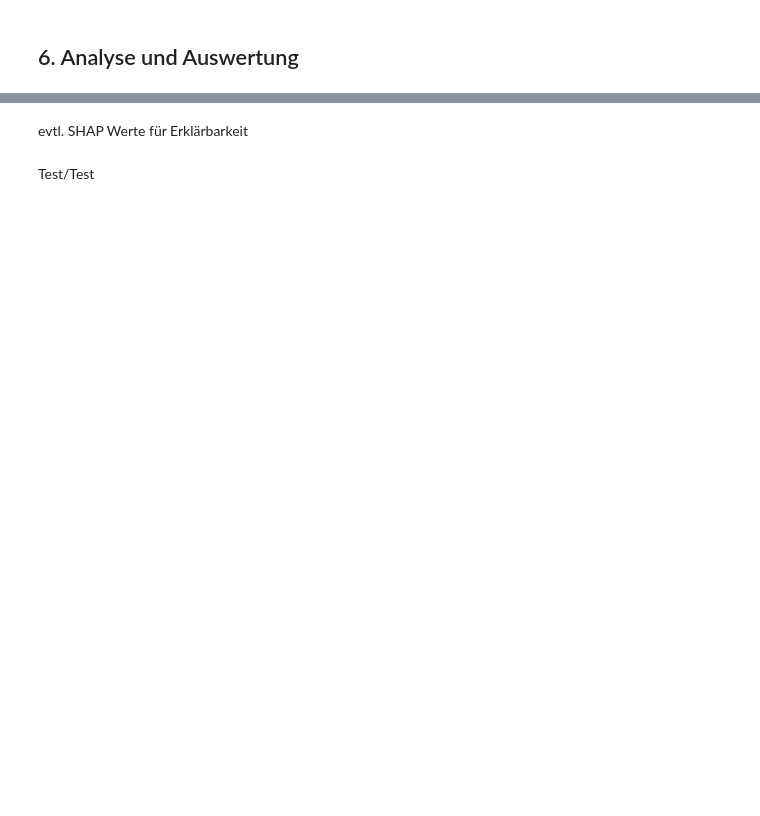
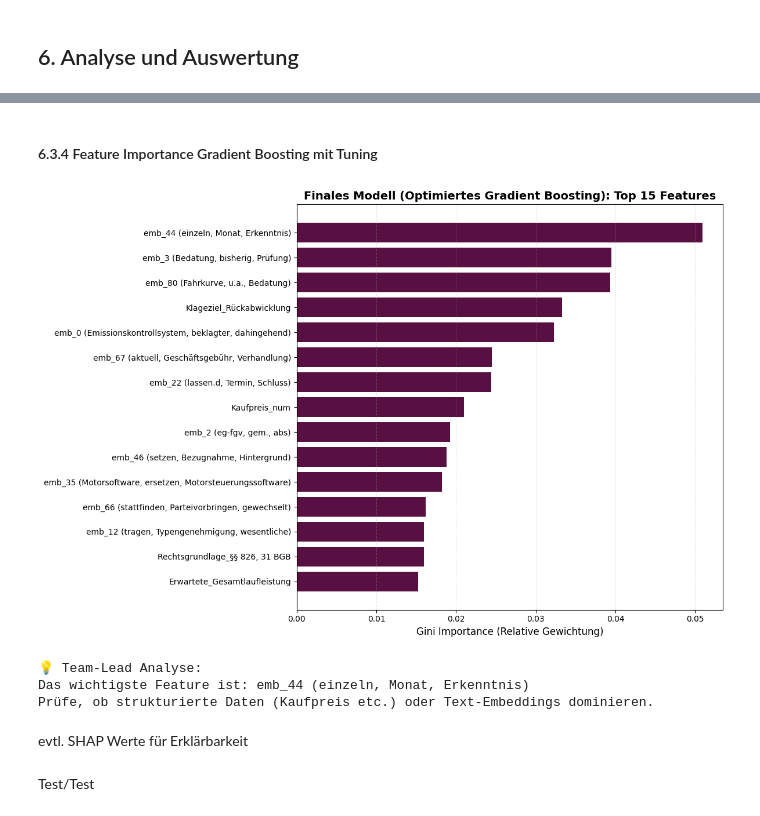
Before and after one commit to Theresa17/ds_law, a Jupyter notebook: backend/jupyter_notebook/analyse_final.ipynb, the cells around one changed output, grey strips where cells are left out. Saved outputs shown, nothing was run; the diff lists cells and outputs as text; code cells hidden in the pictures; blank space fills up the shorter version.

```diff
--- a/backend/jupyter_notebook/analyse_final.ipynb
+++ b/backend/jupyter_notebook/analyse_final.ipynb
@@ -1117,3 +1202,48 @@ plt.show()
+# %% [markdown]
+#### 6.3.4 Feature Importance Gradient Boosting mit Tuning
+# %%
+# Dieses Mapping zeigt uns, welche juristischen Begriffe oder Fakten nach dem
+# Hyperparameter-Tuning den größten Einfluss auf die Vorhersage haben.
+
+import numpy as np
+import matplotlib.pyplot as plt
+
+# 1. Feature Importances aus dem Gewinner-Modell (best_gb_model) extrahieren
+importances_final = best_gb_model.feature_importances_
+feature_names = X_train_final.columns
+
+# 2. Top 15 Indizes ermitteln (aufsteigend sortiert für barh)
+indices_final = np.argsort(importances_final)[-15:]
+
+# 3. Werte und Labels extrahieren
+# Wir nutzen wieder unsere Übersetzer-Funktion für die Embeddings
+top_values_final = importances_final[indices_final]
+top_labels_final = [get_top_words_for_embedding(feature_names[i], w2v_model) for i in indices_final]
+
+# 4. Visualisierung
+# Wir nutzen den Hex-Code #580f41 für ein tiefes Beeren-Lila (nahe an Weinrot)
+plt.figure(figsize=(12, 8))
+plt.barh(top_labels_final, top_values_final, color='#580f41')
+
+# Optisches Finetuning
+plt.title("Finales Modell (Optimiertes Gradient Boosting): Top 15 Features", fontsize=14, fontweight='bold')
+plt.xlabel("Gini Importance (Relative Gewichtung)", fontsize=12)
+plt.grid(axis='x', linestyle='--', alpha=0.3)
+
+# Layout optimieren (verhindert abgeschnittene Labels)
+plt.tight_layout()
+
+plt.show()
+
+# Kurze Analyse für die Dokumentation
+print("Analyse:")
+print(f"Das wichtigste Feature ist: {top_labels_final[-1]}")
+print("Prüfe, ob strukturierte Daten (Kaufpreis etc.) oder Text-Embeddings dominieren.")
+# %% [output]
+[figure, added]
+💡 Team-Lead Analyse:
+Das wichtigste Feature ist: emb_44 (einzeln, Monat, Erkenntnis)
+Prüfe, ob strukturierte Daten (Kaufpreis etc.) oder Text-Embeddings dominieren.
 # %% [markdown]
 evtl. SHAP Werte für Erklärbarkeit
 # %% [markdown]
```
Also changed, not shown: parts of 26 cells of this notebook.
